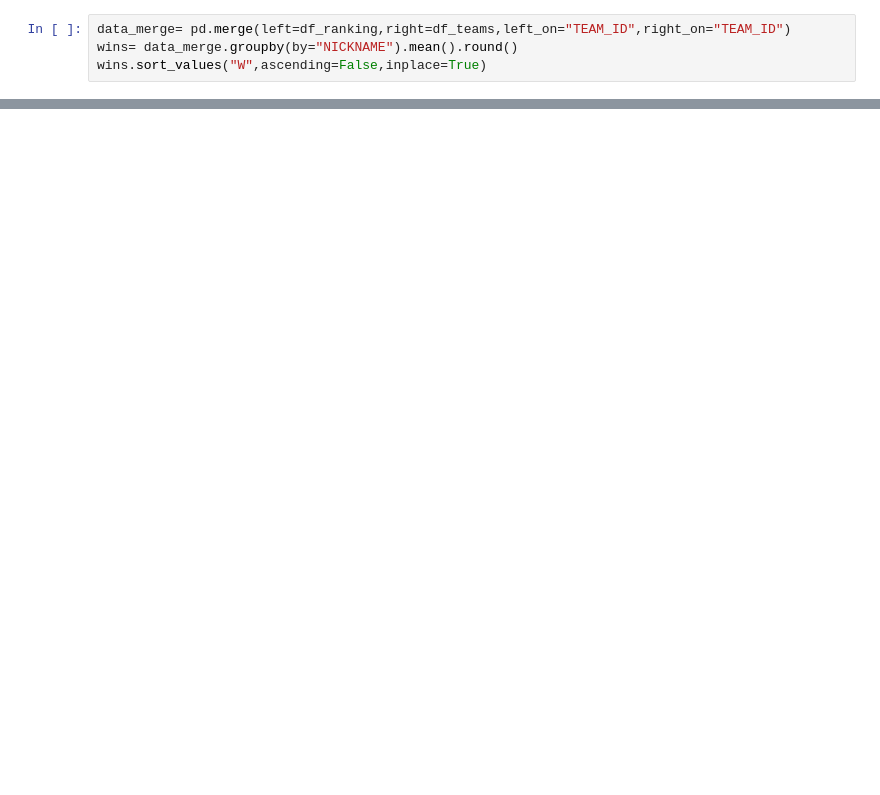
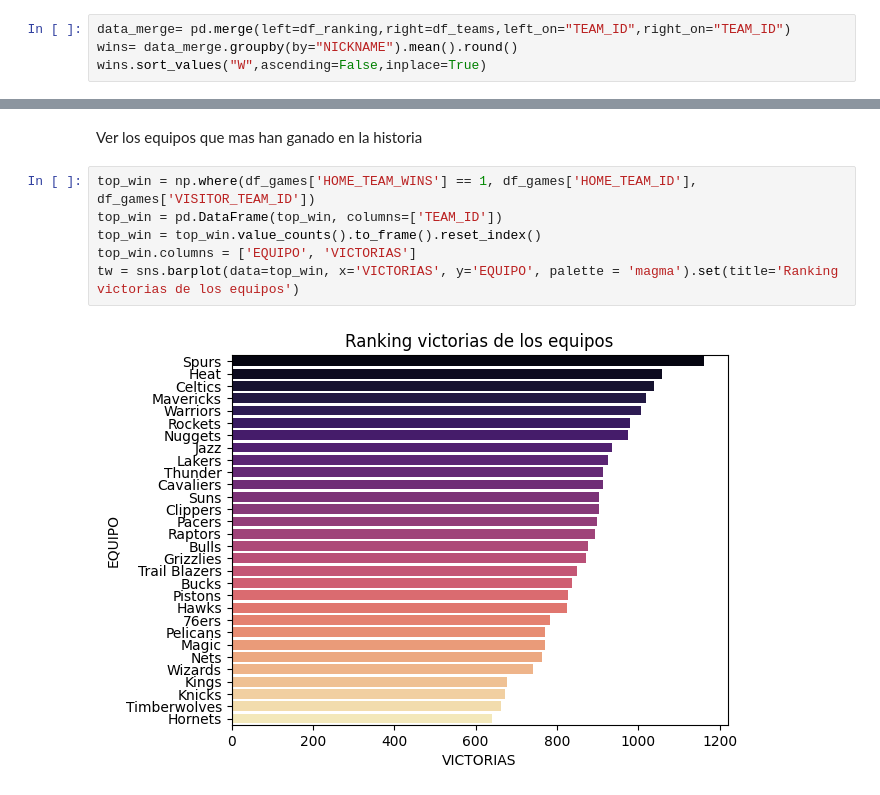
Before and after one commit to dcristobalhMad/ml-entrega2, a Jupyter notebook: _sources/entrega.ipynb, the cells around one changed output, grey strips where cells are left out. Saved outputs shown, nothing was run; the diff lists cells and outputs as text; blank space fills up the shorter version.

```diff
--- a/_sources/entrega.ipynb
+++ b/_sources/entrega.ipynb
@@ -846,0 +867,10 @@ fg1.show()
+# %% [markdown]
+Ver los equipos que mas han ganado en la historia
+# %%
+top_win = np.where(df_games['HOME_TEAM_WINS'] == 1, df_games['HOME_TEAM_ID'], df_games['VISITOR_TEAM_ID'])
+top_win = pd.DataFrame(top_win, columns=['TEAM_ID'])
+top_win = top_win.value_counts().to_frame().reset_index()
+top_win.columns = ['EQUIPO', 'VICTORIAS']
+tw = sns.barplot(data=top_win, x='VICTORIAS', y='EQUIPO', palette = 'magma').set(title='Ranking victorias de los equipos')
+# %% [output]
+[figure, added]
```
Also changed, not shown: parts of 13 cells of this notebook, 10 other files.
